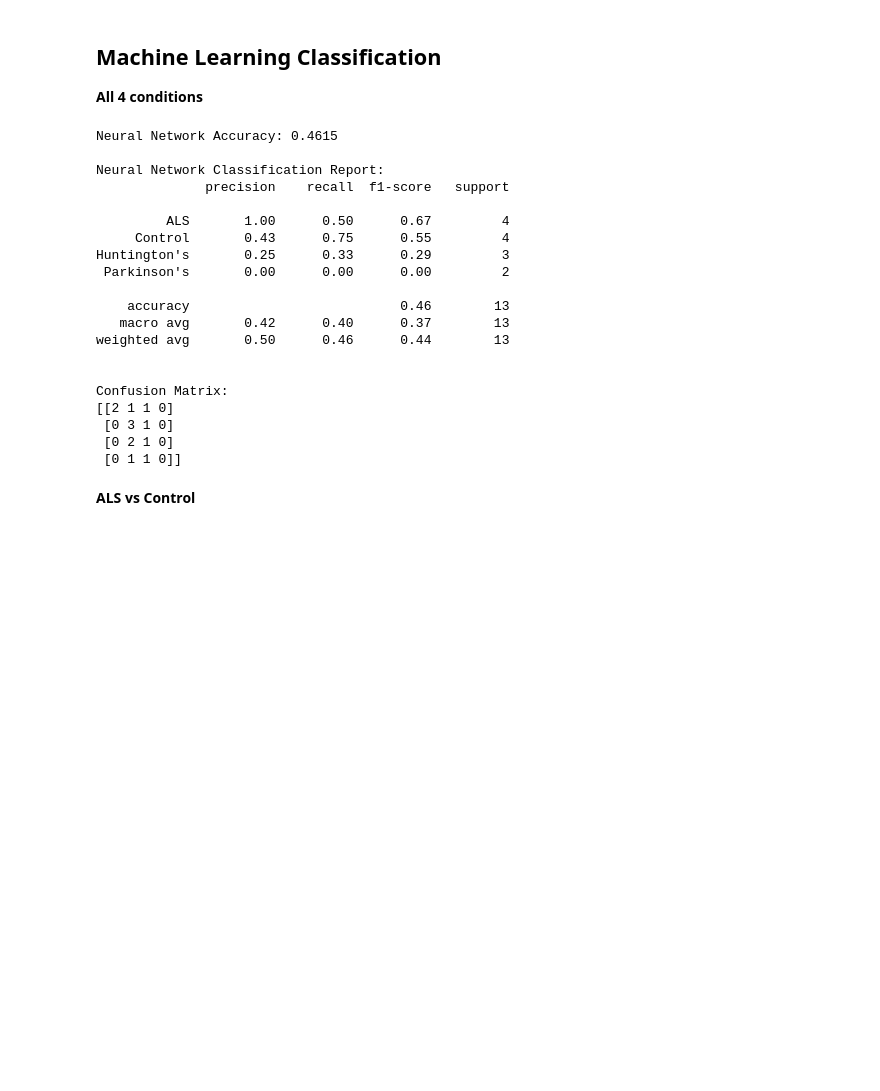
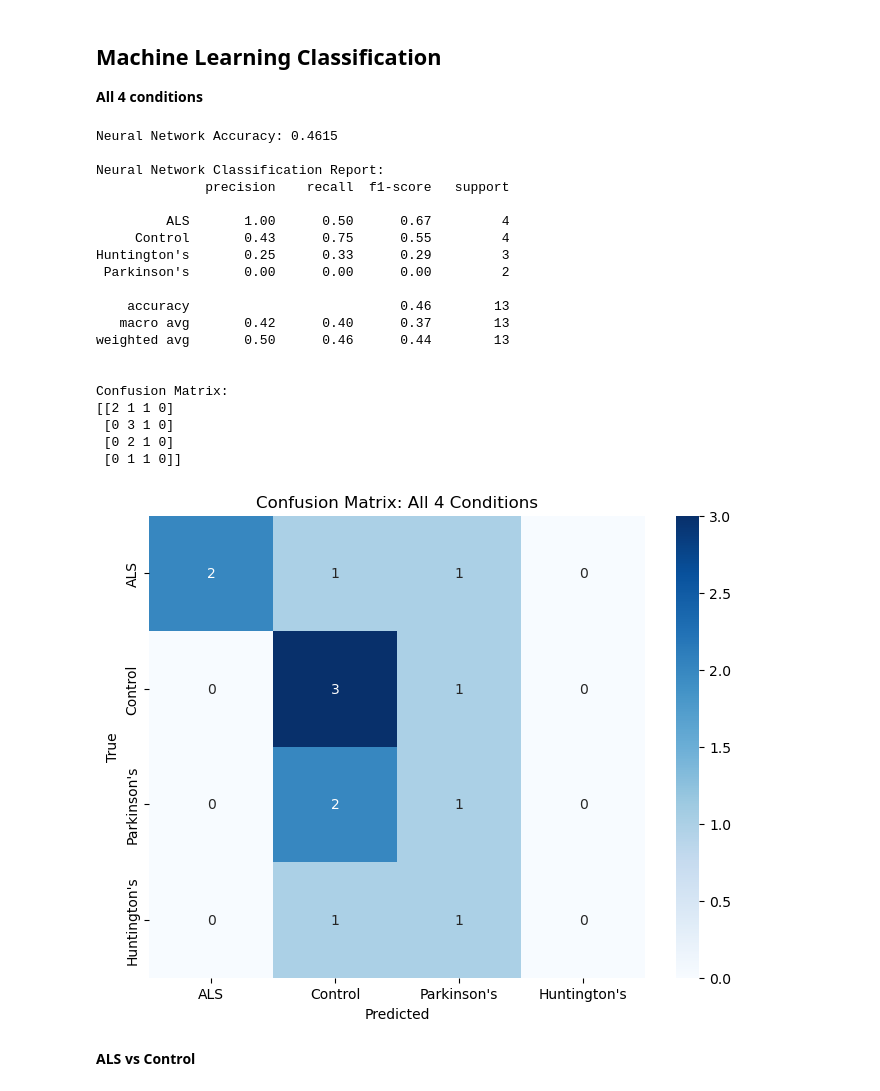
Before and after one commit to mailythompson/BME3053C_Final_Project, a Jupyter notebook: final_project_code.ipynb, the cells around one changed output. Cells and saved outputs as stored; diff of their text form; code cells hidden in the pictures; blank space fills up the shorter version.

```diff
--- a/final_project_code.ipynb
+++ b/final_project_code.ipynb
@@ -438,6 +438,16 @@ from sklearn.model_selection import train_test_split
 from sklearn.preprocessing import StandardScaler
 from sklearn.neural_network import MLPClassifier
 from sklearn.metrics import accuracy_score, classification_report, confusion_matrix
+import seaborn as sns
+import matplotlib.pyplot as plt
+
+def plot_confusion_matrix(cm, labels, title='Confusion Matrix'):
+    plt.figure(figsize=(8, 6))
+    sns.heatmap(cm, annot=True, fmt='d', cmap='Blues', xticklabels=labels, yticklabels=labels)
+    plt.title(title)
+    plt.xlabel('Predicted')
+    plt.ylabel('True')
+    plt.show()
 
 # Prepare the data for classification
 def prepare_classification_data(als_params_df, park_params_df, hunt_params_df, control_params_df):
@@ -477,33 +487,35 @@ nn_predictions = nn_model.predict(X_test_scaled)
 nn_accuracy = accuracy_score(y_test, nn_predictions)
 print(f"Neural Network Accuracy: {nn_accuracy:.4f}")
 
 print("\nNeural Network Classification Report:")
 print(classification_report(y_test, nn_predictions))
 
 nn_cm = confusion_matrix(y_test, nn_predictions)
 print("\nConfusion Matrix:")
 print(nn_cm)
+plot_confusion_matrix(nn_cm, ['ALS', 'Control', 'Parkinson\'s', 'Huntington\'s'], title='Confusion Matrix: All 4 Conditions')
 # %% [output]
 Neural Network Accuracy: 0.4615
 
 Neural Network Classification Report:
               precision    recall  f1-score   support
 
          ALS       1.00      0.50      0.67         4
      Control       0.43      0.75      0.55         4
 Huntington's       0.25      0.33      0.29         3
  Parkinson's       0.00      0.00      0.00         2
 
     accuracy                           0.46        13
    macro avg       0.42      0.40      0.37        13
 weighted avg       0.50      0.46      0.44        13
 
 
 Confusion Matrix:
 [[2 1 1 0]
  [0 3 1 0]
  [0 2 1 0]
  [0 1 1 0]]
+[figure, added]
 # %% [markdown]
 **ALS vs Control**
 # %%
```
Also changed, not shown: parts of 3 cells of this notebook.
